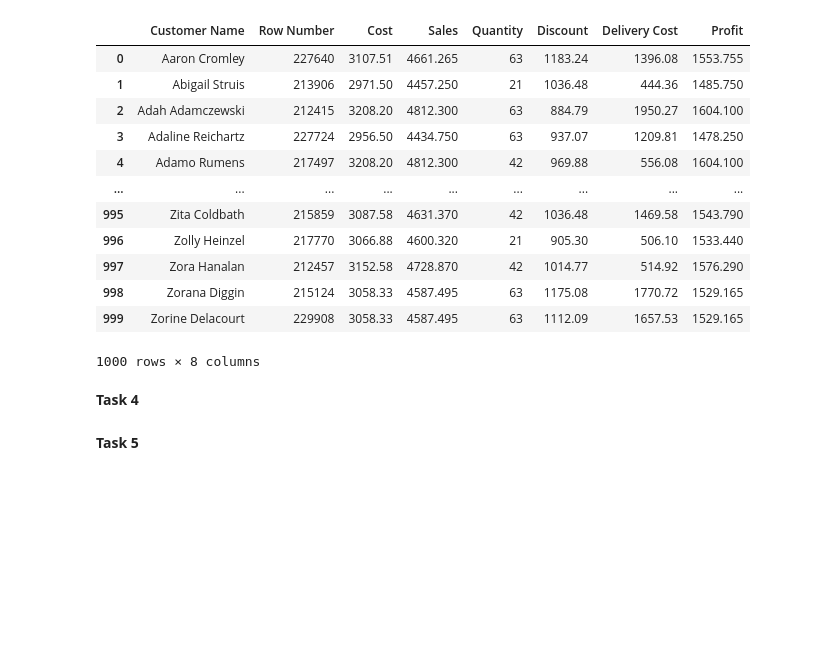
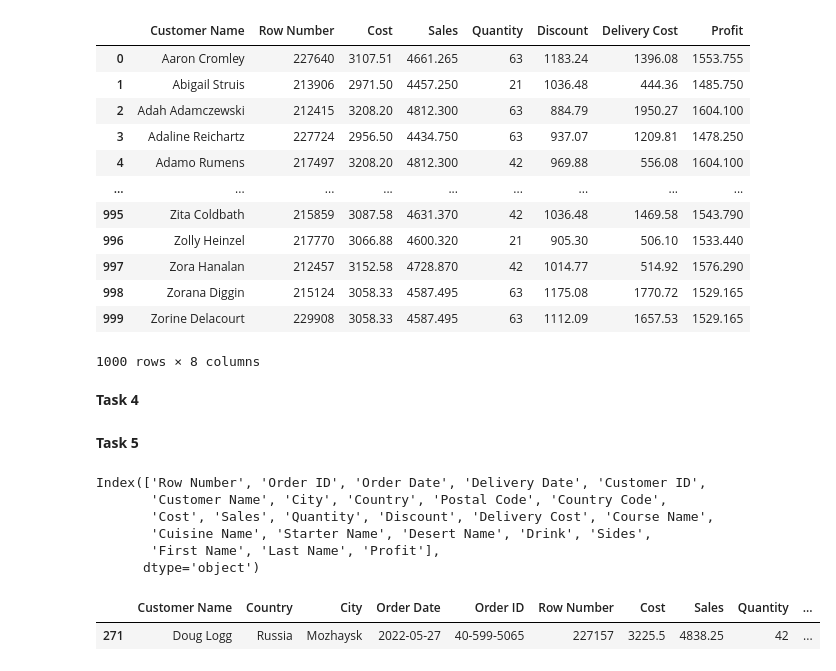
Before and after one commit to Anthony-Lionetti/db-eng-capstone, a Jupyter notebook: testing.ipynb, the cells around one changed output. Drawn from its saved outputs; the diff is of its cells as text; code cells hidden in the pictures; blank space fills up the shorter version.

```diff
--- a/testing.ipynb
+++ b/testing.ipynb
@@ -258,2 +295,18 @@ fig.show(config={
 # %% [markdown]
 **Task 5**
+# %%
+df.columns
+# %% [output]
+Index(['Row Number', 'Order ID', 'Order Date', 'Delivery Date', 'Customer ID',
+       'Customer Name', 'City', 'Country', 'Postal Code', 'Country Code',
+       'Cost', 'Sales', 'Quantity', 'Discount', 'Delivery Cost', 'Course Name',
+       'Cuisine Name', 'Starter Name', 'Desert Name', 'Drink', 'Sides',
+       'First Name', 'Last Name', 'Profit'],
+      dtype='object')
+# %%
+test = df.groupby(["Customer Name", "Country", "City", "Order Date",
+                  "Order ID"], as_index=False).sum(numeric_only=True)
+test[test["Customer Name"] == "Doug Logg"]
+# %% [output]
+|  | Customer Name | Country | City | Order Date | Order ID | Row Number | Cost | Sales | Quantity | ... |
+| 271 | Doug Logg | Russia | Mozhaysk | 2022-05-27 | 40-599-5065 | 227157 | 3225.5 | 4838.25 | 42 | ... |
```
Also changed, not shown: parts of 4 cells of this notebook, 2 other files.
